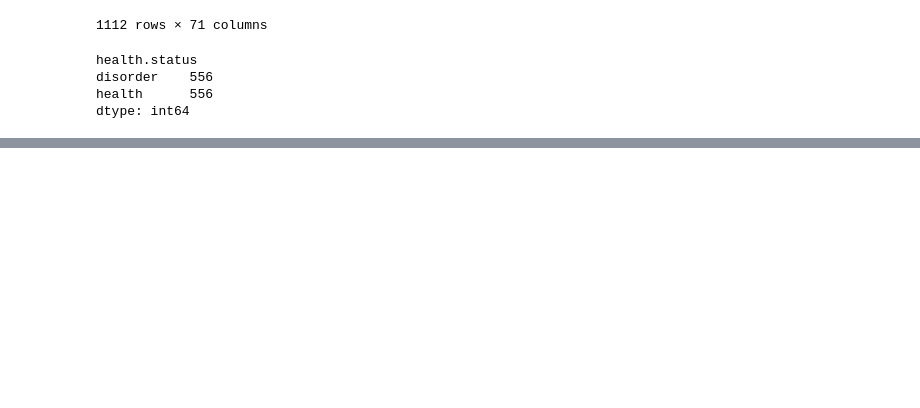
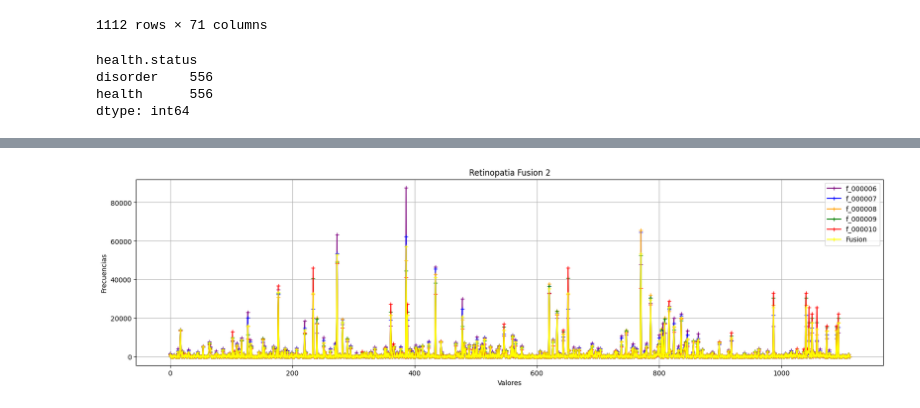
Before and after one commit to alanmgg/Data-Mining, a Jupyter notebook: Prácticas/MD_Practica8_FusionDatos.ipynb, the cells around one changed output, grey strips where cells are left out. Saved outputs shown, nothing was run; the diff lists cells and outputs as text; code cells hidden in the pictures; blank space fills up the shorter version.

```diff
--- a/Prácticas/MD_Practica8_FusionDatos.ipynb
+++ b/Prácticas/MD_Practica8_FusionDatos.ipynb
@@ -78,0 +202,6 @@ dtype: int64
+# %%
+fusion_2 = retinopatia.drop(columns = ['health.status'])
+for item in fusion_2:
+  if item != 'f_000006' and item != 'f_000007' and item != 'f_000008' and item != 'f_000009' and item != 'f_000010':
+    fusion_2 = fusion_2.drop(columns = [item])
+fusion_2
@@ -78,0 +222,4 @@ dtype: int64
+# %%
+# En caso de tener valores nulos
+fusion_2 = fusion_2.dropna()
+fusion_2
@@ -78,0 +240,5 @@ dtype: int64
+# %%
+#Promedio
+promedio_simple = fusion_2.loc[: , 'f_000006':'f_000010']
+fusion_2['Media'] = promedio_simple.mean(axis='columns')
+fusion_2
@@ -78,0 +259,5 @@ dtype: int64
+# %%
+#Mediana
+mediana = fusion_2.loc[: , 'f_000006':'f_000010']
+fusion_2['Mediana'] = mediana.median(axis='columns')
+fusion_2
@@ -78,0 +278,16 @@ dtype: int64
+# %%
+plt.figure(figsize=(20, 5))
+plt.plot(fusion_2['f_000006'], color='purple', marker='+', label='f_000006')
+plt.plot(fusion_2['f_000007'], color='blue', marker='+', label='f_000007')
+plt.plot(fusion_2['f_000008'], color='orange', marker='+', label='f_000008')
+plt.plot(fusion_2['f_000009'], color='green', marker='+', label='f_000009')
+plt.plot(fusion_2['f_000010'], color='red', marker='+', label='f_000010')
+plt.plot(fusion_2['Media'], color='yellow', marker='+', label='Fusion')
+plt.xlabel('Valores')
+plt.ylabel('Frecuencias')
+plt.title('Retinopatia Fusion 2')
+plt.grid(True)
+plt.legend()
+plt.show()
+# %% [output]
+[figure, added]
```
Also changed, not shown: parts of 95 cells of this notebook.
